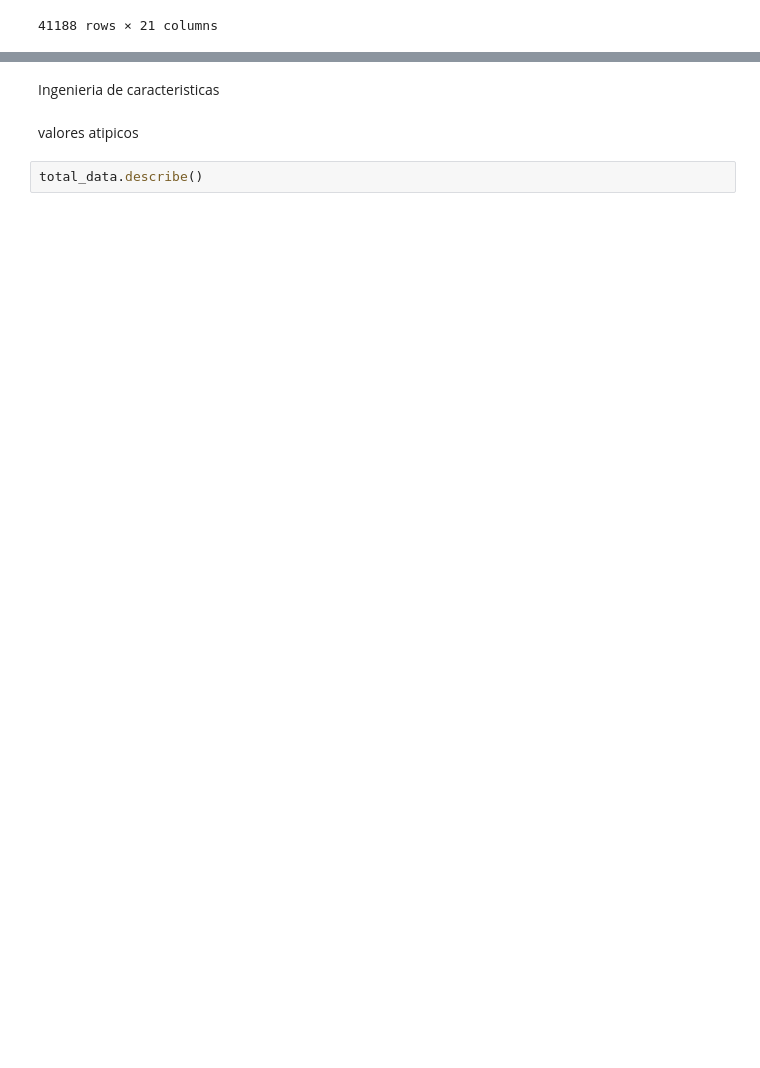
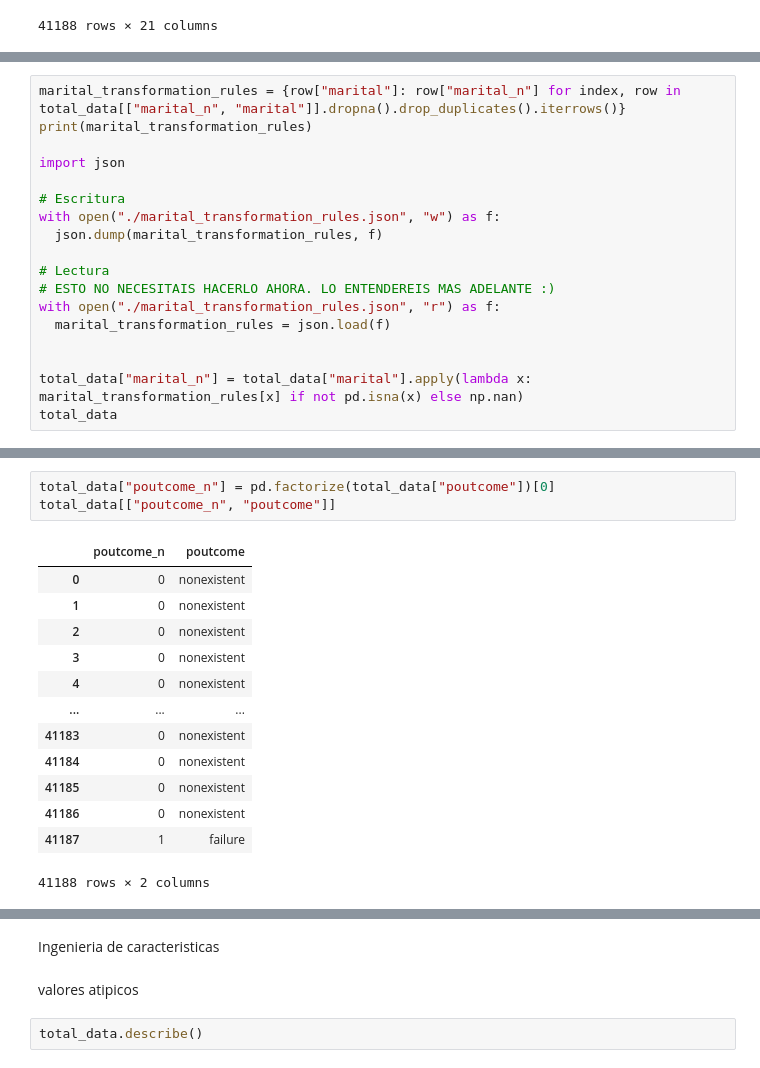
Before and after one commit to 4GeeksAcademy/Tulio-Gimenez-Tutorial-de-Proyecto-de-Regresi-n-Log-stica, a Jupyter notebook: src/explore.ipynb, the cells around one changed output, grey strips where cells are left out. Saved outputs shown, nothing was run; the diff lists cells and outputs as text; blank space fills up the shorter version.

```diff
--- a/src/explore.ipynb
+++ b/src/explore.ipynb
@@ -592,0 +618,18 @@ total_data
+# %%
+marital_transformation_rules = {row["marital"]: row["marital_n"] for index, row in total_data[["marital_n", "marital"]].dropna().drop_duplicates().iterrows()}
+print(marital_transformation_rules)
+
+import json
+
+# Escritura
+with open("./marital_transformation_rules.json", "w") as f:
+  json.dump(marital_transformation_rules, f)
+
+# Lectura
+# ESTO NO NECESITAIS HACERLO AHORA. LO ENTENDEREIS MAS ADELANTE :)
+with open("./marital_transformation_rules.json", "r") as f:
+  marital_transformation_rules = json.load(f)
+
+
+total_data["marital_n"] = total_data["marital"].apply(lambda x: marital_transformation_rules[x] if not pd.isna(x) else np.nan)
+total_data
@@ -592,0 +651,17 @@ total_data
+# %%
+total_data["poutcome_n"] = pd.factorize(total_data["poutcome"])[0]
+total_data[["poutcome_n", "poutcome"]]
+# %% [output]
+|  | poutcome_n | poutcome |
+| 0 | 0 | nonexistent |
+| 1 | 0 | nonexistent |
+| 2 | 0 | nonexistent |
+| 3 | 0 | nonexistent |
+| 4 | 0 | nonexistent |
+| ... | ... | ... |
+| 41183 | 0 | nonexistent |
+| 41184 | 0 | nonexistent |
+| 41185 | 0 | nonexistent |
+| 41186 | 0 | nonexistent |
+| 41187 | 1 | failure |
+41188 rows × 2 columns
```
Also changed, not shown: parts of 28 cells of this notebook, 21 other files.
